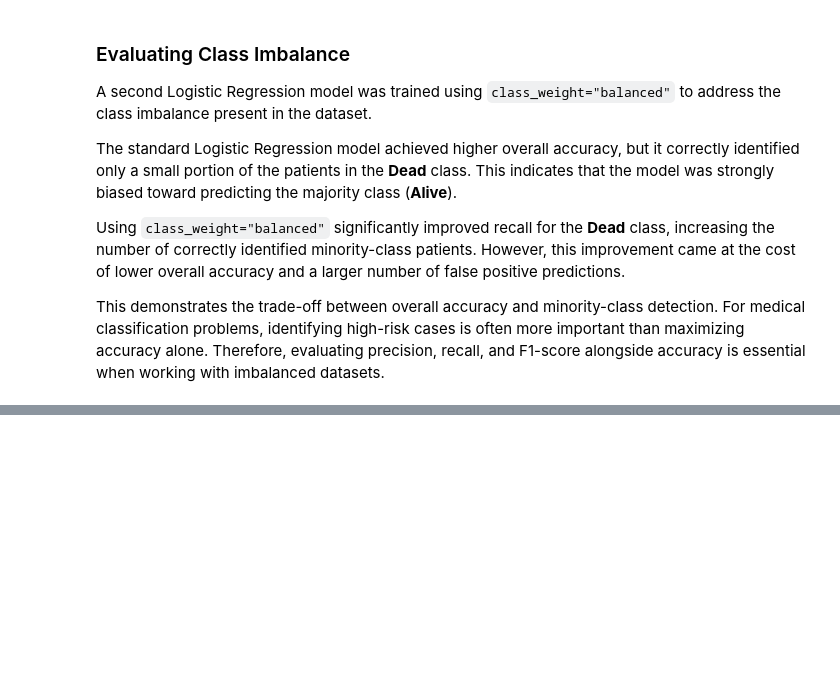
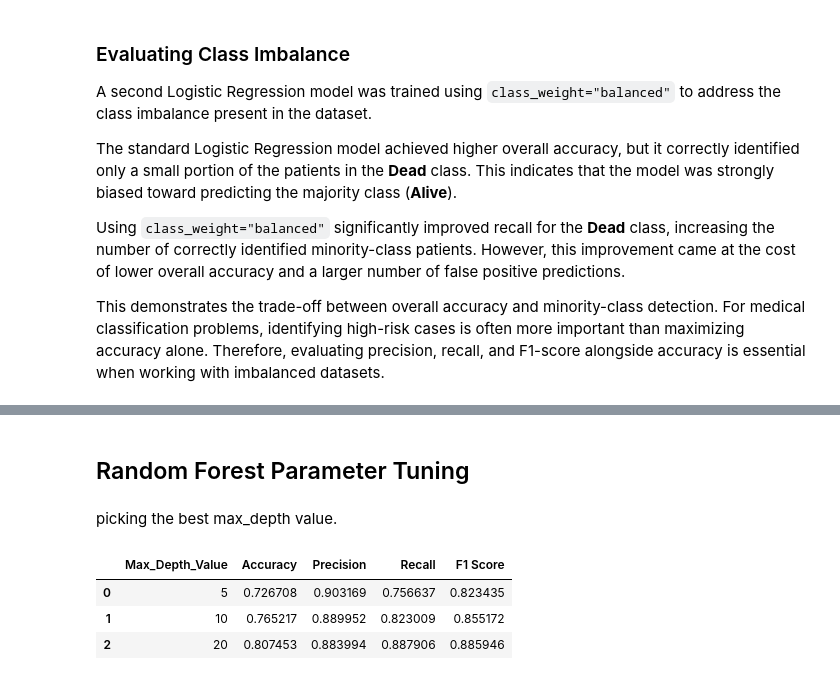
Before and after one commit to mohammadSous/breast-cancer-survival-prediction, a Jupyter notebook: main.ipynb, the cells around one changed output, grey strips where cells are left out. Cells and saved outputs as stored; diff of their text form; code cells hidden in the pictures; blank space fills up the shorter version.

```diff
--- a/main.ipynb
+++ b/main.ipynb
@@ -491,0 +529,9 @@ This demonstrates the trade-off between overall accuracy and minority-class dete
+# %%
+balanced_random_forest_model = RandomForestClassifier(
+    random_state=42,
+    class_weight="balanced"
+)
+
+balanced_random_forest_model.fit(X_train_processed, y_train)
+
+balanced_y_pred_rf = balanced_random_forest_model.predict(X_test_processed)
@@ -491,0 +552,45 @@ This demonstrates the trade-off between overall accuracy and minority-class dete
+# %% [markdown]
+## Random Forest Parameter Tuning
+# %% [markdown]
+picking the best max_depth value.
+# %%
+max_depth_values = [5, 10, 20]
+rf_max_depth_results = [] #Create a place to store results.
+
+for max_depth in max_depth_values:
+
+    model = RandomForestClassifier(
+        max_depth=max_depth,
+        class_weight="balanced",
+        random_state=42
+    )
+
+    model.fit(X_train_processed, y_train)
+
+    y_pred = model.predict(X_test_processed)
+
+    rf_max_depth_results.append([
+        max_depth,
+        accuracy_score(y_test, y_pred),
+        precision_score(y_test, y_pred),
+        recall_score(y_test, y_pred),
+        f1_score(y_test, y_pred)
+    ])
+# %%
+mdv_result_df = pd.DataFrame(
+    rf_max_depth_results,
+    columns=[
+        "Max_Depth_Value",
+        "Accuracy",
+        "Precision",
+        "Recall",
+        "F1 Score"
+    ]
+)
+
+mdv_result_df
+# %% [output]
+|  | Max_Depth_Value | Accuracy | Precision | Recall | F1 Score |
+| 0 | 5 | 0.726708 | 0.903169 | 0.756637 | 0.823435 |
+| 1 | 10 | 0.765217 | 0.889952 | 0.823009 | 0.855172 |
+| 2 | 20 | 0.807453 | 0.883994 | 0.887906 | 0.885946 |
```
Also changed, not shown: parts of 16 cells of this notebook.
